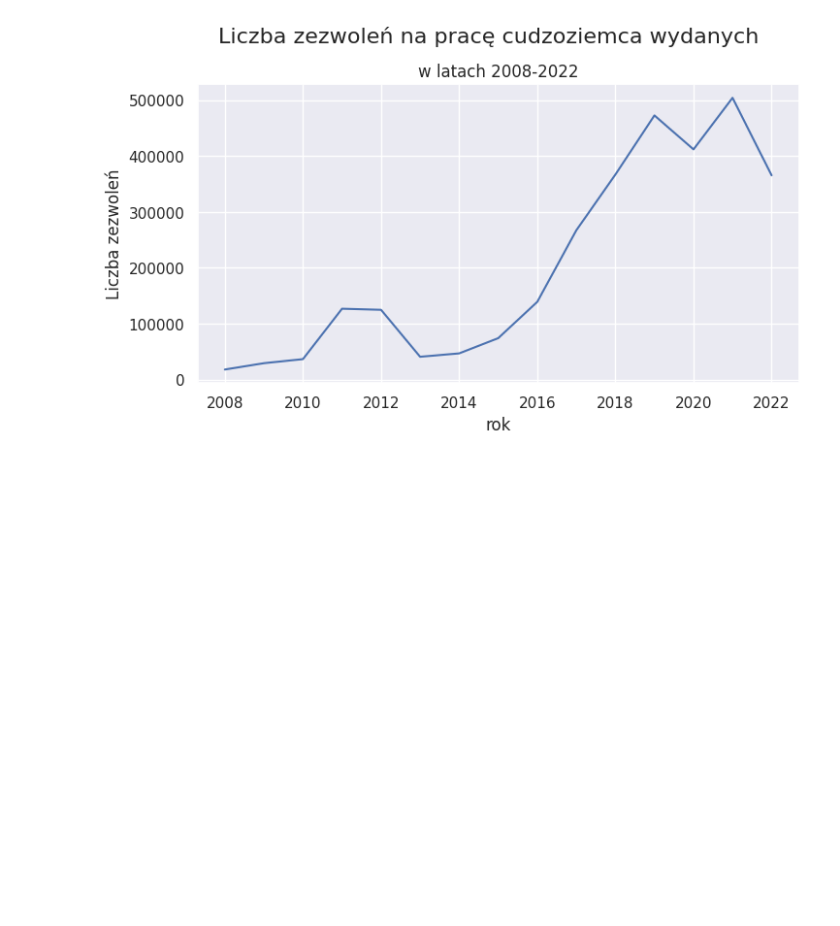
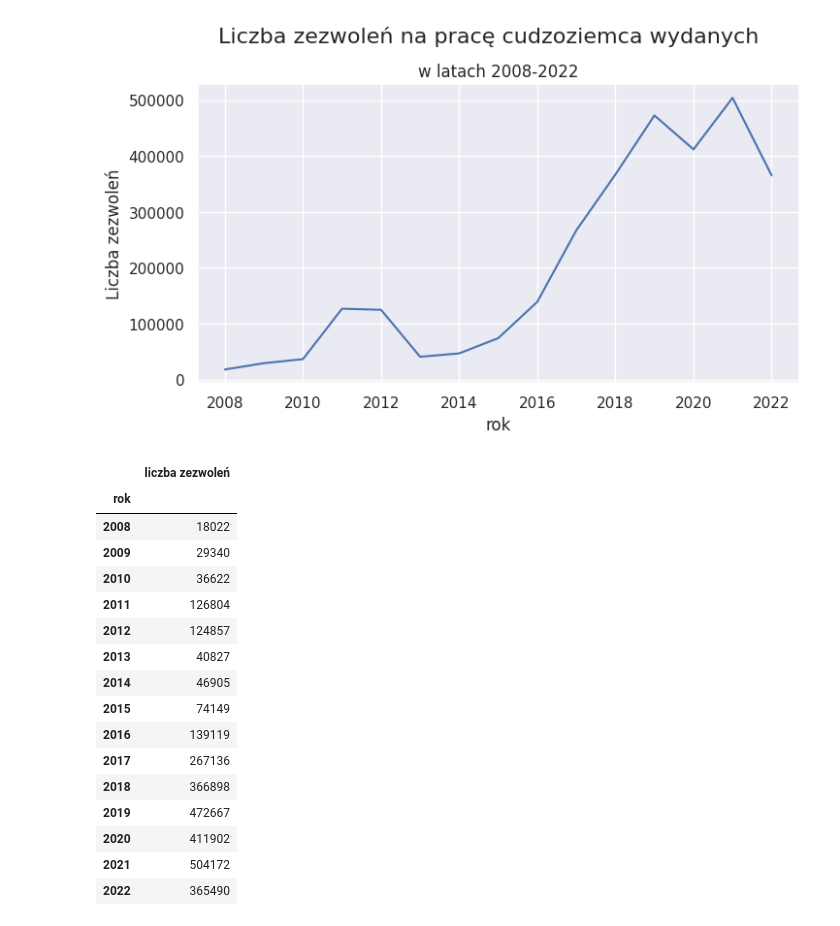
Before and after one commit to sprawdzamzrodla/analiza-zezwolen-na-prace, a Jupyter notebook: 2. Analiza wydanych zezwoleń.ipynb, the cells around one changed output. Saved outputs shown, nothing was run; the diff lists cells and outputs as text; code cells hidden in the pictures; blank space fills up the shorter version.

```diff
--- a/2. Analiza wydanych zezwoleń.ipynb
+++ b/2. Analiza wydanych zezwoleń.ipynb
@@ -8,2 +10,4 @@ df = pd.read_csv("./data/zezwolenie_na_prace_dane_roczne.csv")
+# %%
+_df = df.groupby("rok")['liczba zezwoleń'].sum()
 # %%
 plt.figure(figsize=(8, 4))
@@ -14,3 +18,23 @@ plt.ylabel("Liczba zezwoleń")
 # %% [output]
 Text(0, 0.5, 'Liczba zezwoleń')
 [figure]
+# %%
+_df.to_frame()
+# %% [output]
+|  | liczba zezwoleń |
+| rok |  |
+| 2008 | 18022 |
+| 2009 | 29340 |
+| 2010 | 36622 |
+| 2011 | 126804 |
+| 2012 | 124857 |
+| 2013 | 40827 |
+| 2014 | 46905 |
+| 2015 | 74149 |
+| 2016 | 139119 |
+| 2017 | 267136 |
+| 2018 | 366898 |
+| 2019 | 472667 |
+| 2020 | 411902 |
+| 2021 | 504172 |
+| 2022 | 365490 |
```
Also changed, not shown: parts of 2 cells of this notebook.
